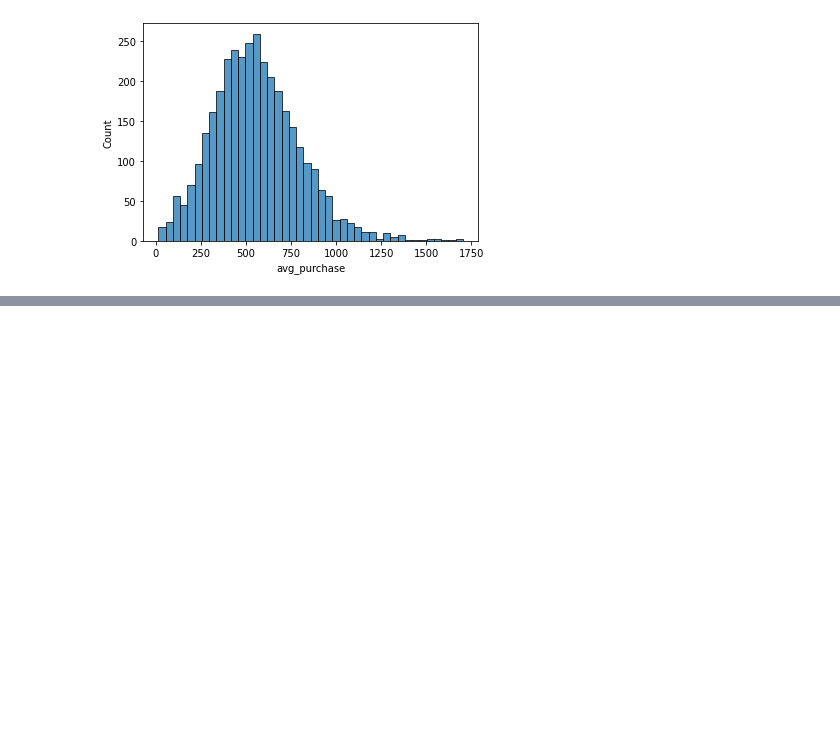
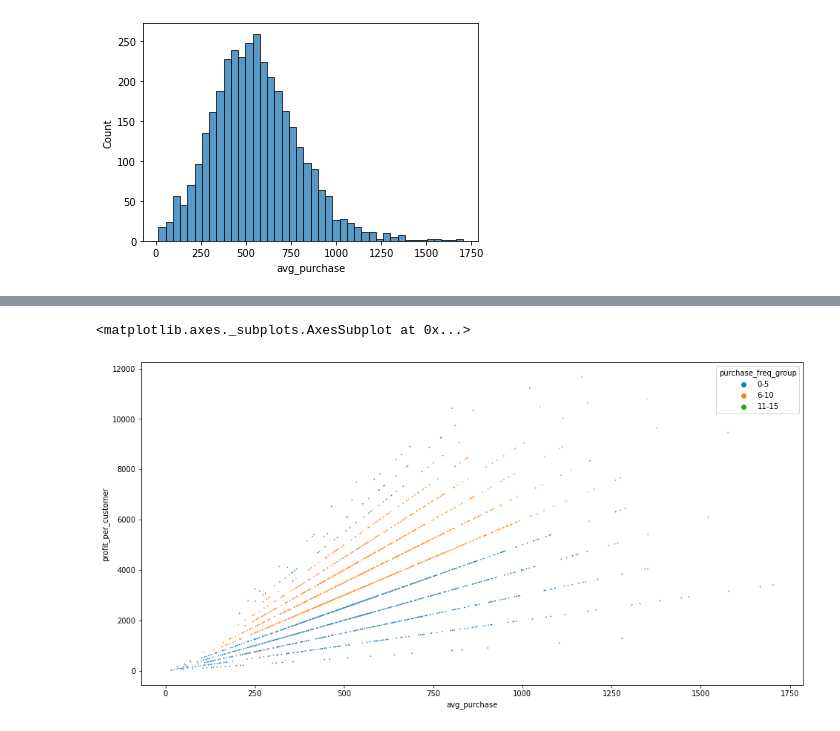
Before and after one commit to nug1209/Virtual_Experience_KPMG_Data_Analytics, a Jupyter notebook: KPMG_Virtual_Experience_2_Nugroho_Budianggoro.ipynb, the cells around one changed output, grey strips where cells are left out. Saved outputs shown, nothing was run; the diff lists cells and outputs as text; code cells hidden in the pictures; blank space fills up the shorter version.

```diff
--- a/KPMG_Virtual_Experience_2_Nugroho_Budianggoro.ipynb
+++ b/KPMG_Virtual_Experience_2_Nugroho_Budianggoro.ipynb
@@ -469 +497,7 @@ sns.scatterplot(data=df_cto, x='avg_purchase', y="property_valuation")
+# %%
+fig, ax = plt.subplots(figsize=[16,8])
+sns.scatterplot(data=df_cto, x='avg_purchase', y="profit_per_customer", s=3, hue="purchase_freq_group")
+# %% [output]
+<matplotlib.axes._subplots.AxesSubplot at 0x...>
+[figure, added]
 # %%
```
Also changed, not shown: parts of 9 cells of this notebook.
